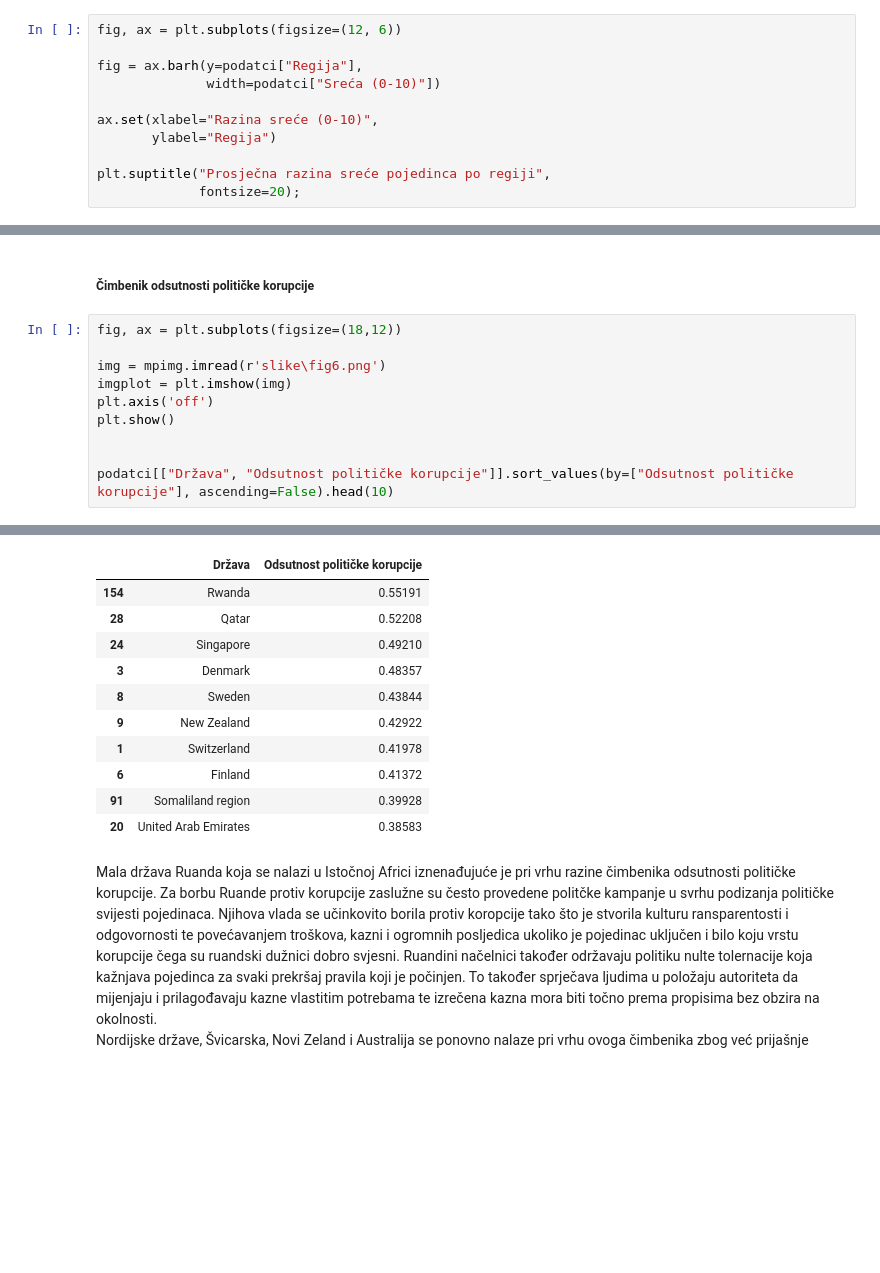
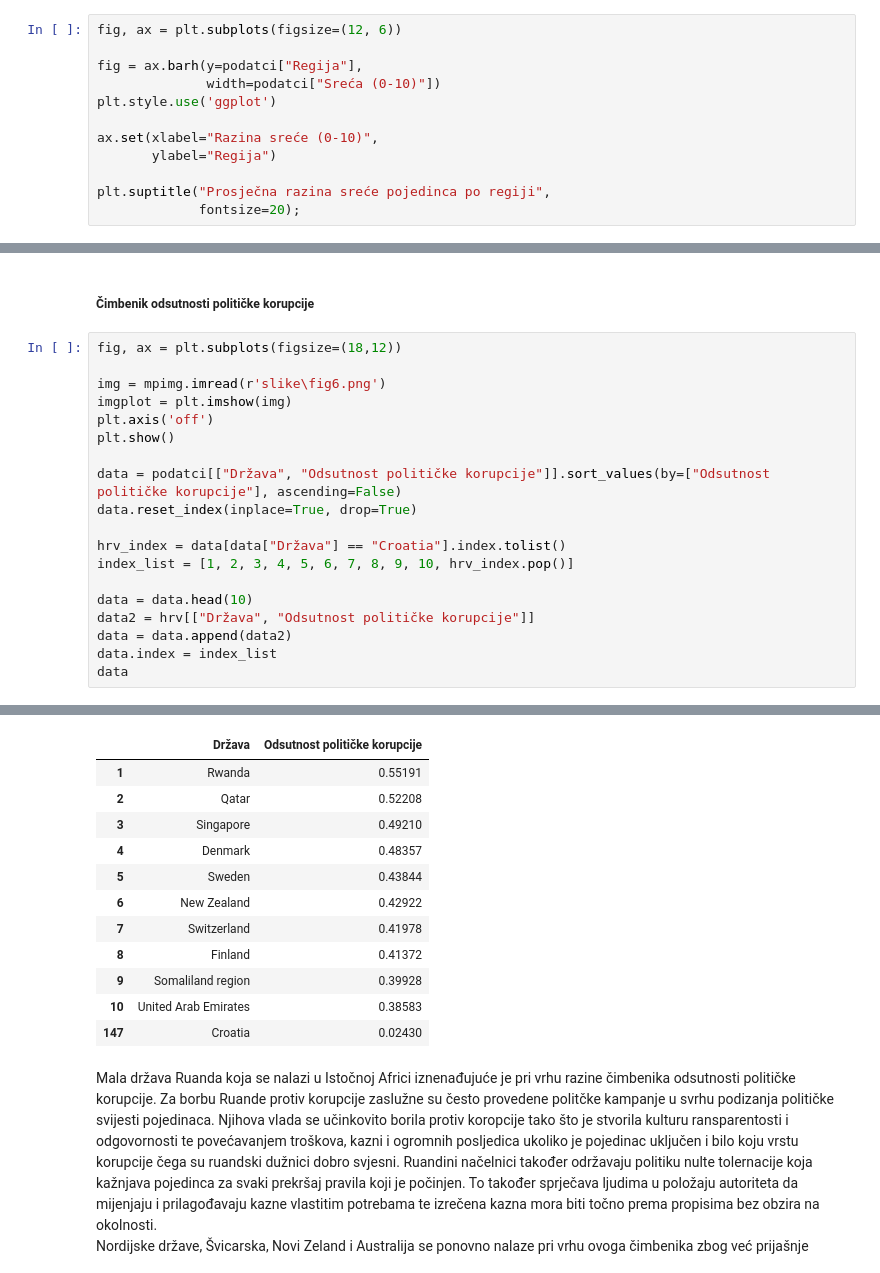
Before and after one commit to jslavic/radzaskolu, a Jupyter notebook: SkolskiRad.ipynb, the cells around one changed output, grey strips where cells are left out. Cells and saved outputs as stored; diff of their text form; blank space fills up the shorter version.

```diff
--- a/SkolskiRad.ipynb
+++ b/SkolskiRad.ipynb
@@ -87,6 +112,7 @@ fig, ax = plt.subplots(figsize=(12, 6))
 
 fig = ax.barh(y=podatci["Regija"],
               width=podatci["Sreća (0-10)"])
+plt.style.use('ggplot')
 
 ax.set(xlabel="Razina sreće (0-10)",
        ylabel="Regija")
@@ -565,26 +639,36 @@ Na karti se može uočiti velika razlika u razinama ovog čimbenika unutar Europ
 # %%
 fig, ax = plt.subplots(figsize=(18,12))
 
 img = mpimg.imread(r'slike\fig6.png')
 imgplot = plt.imshow(img)
 plt.axis('off')
 plt.show()
 
+data = podatci[["Država", "Odsutnost političke korupcije"]].sort_values(by=["Odsutnost političke korupcije"], ascending=False)
+data.reset_index(inplace=True, drop=True)
 
-podatci[["Država", "Odsutnost političke korupcije"]].sort_values(by=["Odsutnost političke korupcije"], ascending=False).head(10)
+hrv_index = data[data["Država"] == "Croatia"].index.tolist()
+index_list = [1, 2, 3, 4, 5, 6, 7, 8, 9, 10, hrv_index.pop()]
+
+data = data.head(10)
+data2 = hrv[["Država", "Odsutnost političke korupcije"]]
+data = data.append(data2)
+data.index = index_list
+data
 # %% [output]
 [figure]
 |  | Država | Odsutnost političke korupcije |
-| 154 | Rwanda | 0.55191 |
-| 28 | Qatar | 0.52208 |
-| 24 | Singapore | 0.49210 |
-| 3 | Denmark | 0.48357 |
-| 8 | Sweden | 0.43844 |
-| 9 | New Zealand | 0.42922 |
-| 1 | Switzerland | 0.41978 |
-| 6 | Finland | 0.41372 |
-| 91 | Somaliland region | 0.39928 |
-| 20 | United Arab Emirates | 0.38583 |
+| 1 | Rwanda | 0.55191 |
+| 2 | Qatar | 0.52208 |
+| 3 | Singapore | 0.49210 |
+| 4 | Denmark | 0.48357 |
+| 5 | Sweden | 0.43844 |
+| 6 | New Zealand | 0.42922 |
+| 7 | Switzerland | 0.41978 |
+| 8 | Finland | 0.41372 |
+| 9 | Somaliland region | 0.39928 |
+| 10 | United Arab Emirates | 0.38583 |
+| 147 | Croatia | 0.02430 |
 # %% [markdown]
 Mala država Ruanda koja se nalazi u Istočnoj Africi iznenađujuće je pri vrhu razine čimbenika odsutnosti političke korupcije. Za borbu Ruande protiv korupcije zaslužne su često provedene politčke kampanje u svrhu podizanja političke svijesti pojedinaca. Njihova vlada se učinkovito borila protiv koropcije tako što je stvorila kulturu ransparentosti i odgovornosti te povećavanjem troškova, kazni i ogromnih posljedica ukoliko je pojedinac uključen i bilo koju vrstu korupcije čega su ruandski dužnici dobro svjesni. Ruandini načelnici također održavaju politiku nulte tolernacije koja kažnjava pojedinca za svaki prekršaj pravila koji je počinjen. To također sprječava ljudima u položaju autoriteta da mijenjaju i prilagođavaju kazne vlastitim potrebama te izrečena kazna mora biti točno prema propisima bez obzira na okolnosti.<br>
 Nordijske države, Švicarska, Novi Zeland i Australija se ponovno nalaze pri vrhu ovoga čimbenika zbog već prijašnje navednih razloga poput njihove sposobnosti sudjelovanja u odabiru vlade, slobode izražavanja, slobode govora i političke stabilnosti.<br>
```
Also changed, not shown: parts of 7 cells of this notebook.
